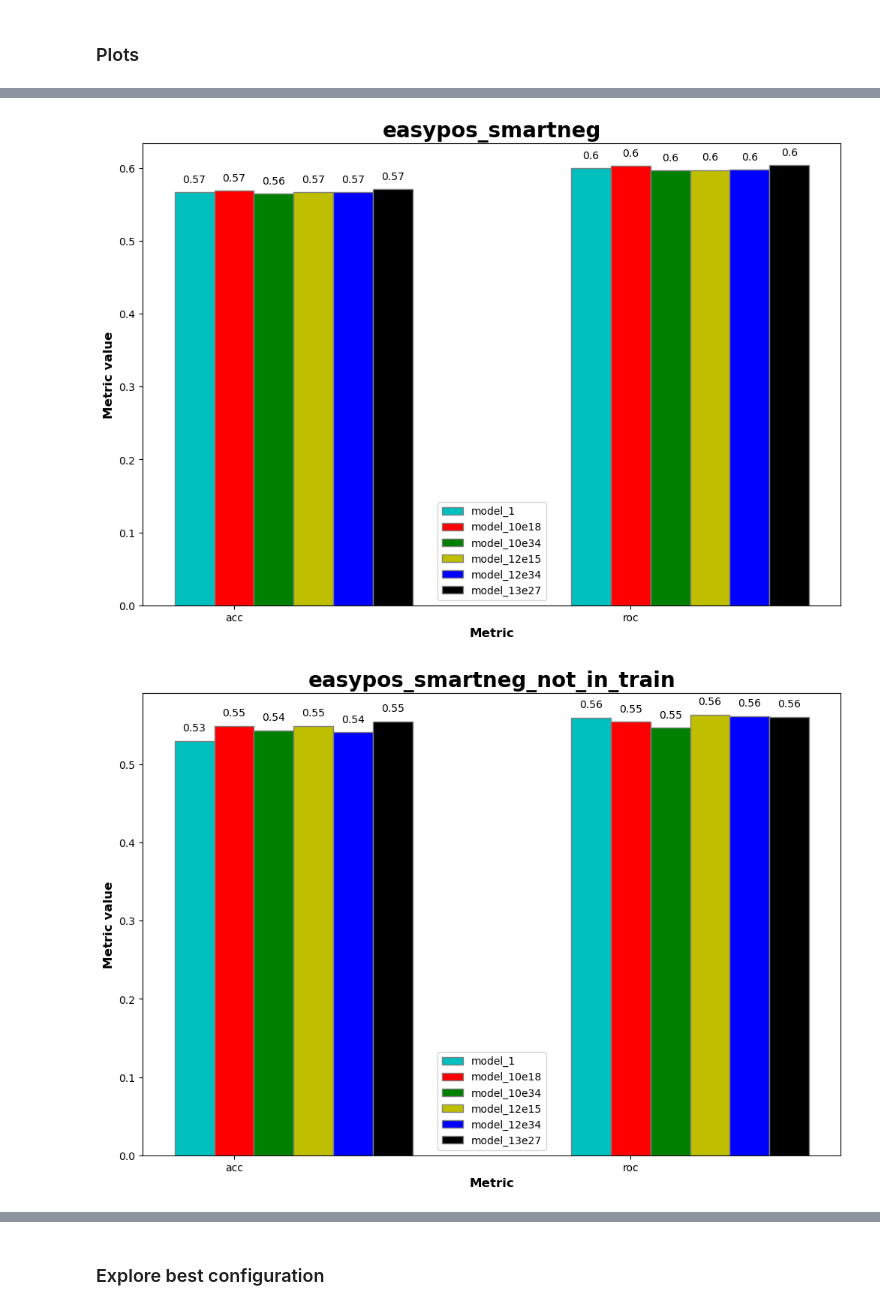
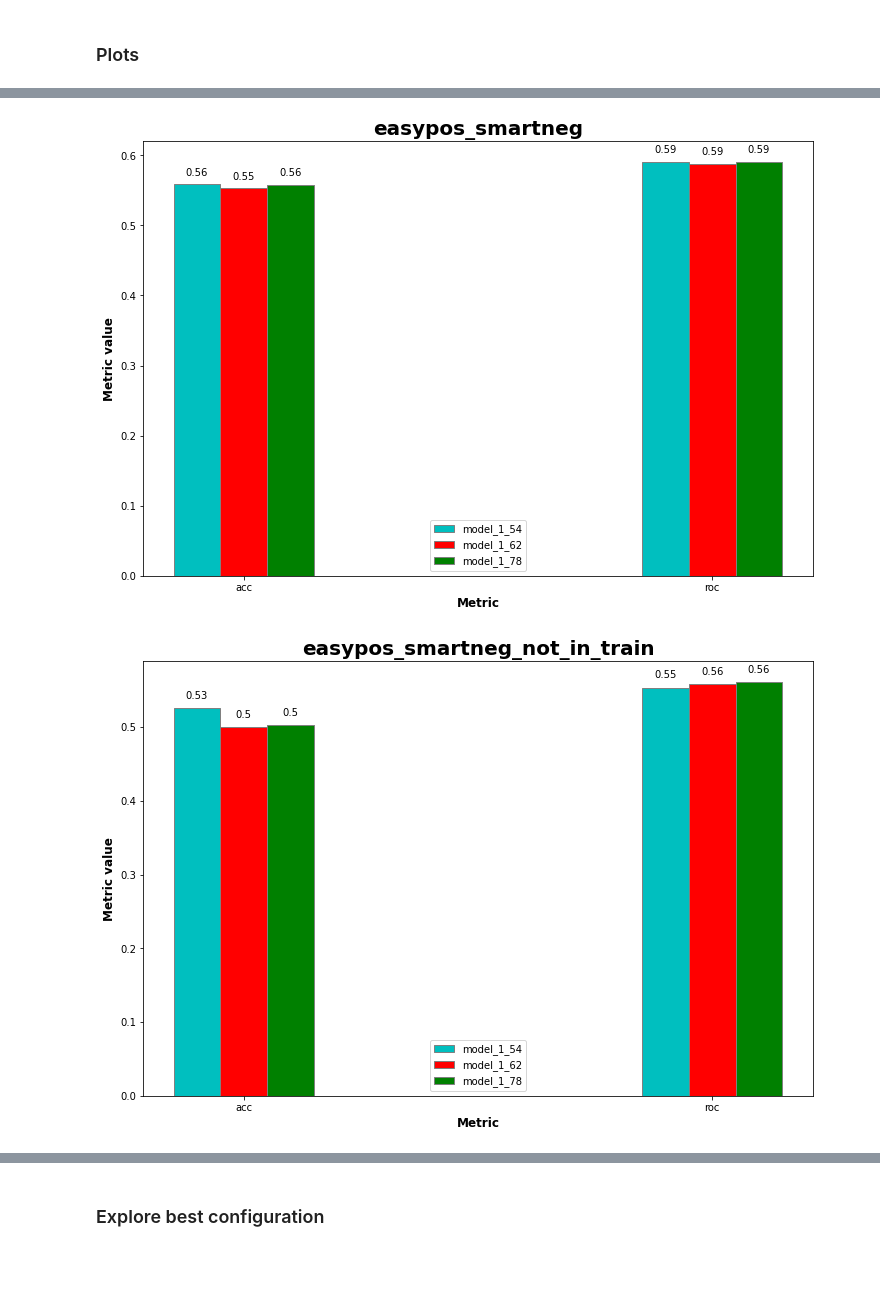
Before and after one commit to giorgiobini/RIME, a Jupyter notebook: src/decide_best_model.ipynb, the cells around one changed output, grey strips where cells are left out. Drawn from its saved outputs; the diff is of its cells as text; code cells hidden in the pictures; blank space fills up the shorter version.

```diff
--- a/src/decide_best_model.ipynb
+++ b/src/decide_best_model.ipynb
@@ -73,6 +95,8 @@ df_train['g2'] = regex[1]
 df_train_genes = set(df_train['g1']).union(set(df_train['g2']))
 # %%
 test500 = pd.read_csv(os.path.join(metadata_dir, 'val500.csv'))
+test500['seed_w'] = test500['seed_x2'] - test500['seed_x1']
+test500['seed_h'] = test500['seed_y2'] - test500['seed_y1']
 # %%
 assert test500.couples.isin(gene_pairs_test).all()
 # %% [markdown]
@@ -380,3 +508,30 @@ for model in tqdm(models_to_compare.keys()):
+# %%
+treshold = 25
+key_name = f'easypos_smartneg_not_in_train_HQ{treshold}'
+set_collected.append(key_name)
+results[key_name] = {}
+for model in tqdm(models_to_compare.keys()):
+    res = models_to_compare[model]['df']
+    res = res[res.policy.isin(['easypos', 'smartneg'])]
+    tot = res.shape[0]
+    res = res.merge(test500[['couples', 'seed_w', 'seed_h']].rename({'couples':'id_sample'}, axis = 1), on = 'id_sample')
+    res = res[(res.seed_w > treshold) & (res.seed_h > treshold)]
+    res = res[~(res.gene1_original.isin(df_train_genes) | res.gene2_original.isin(df_train_genes))]
+    perc = np.round(res.shape[0]/tot * 100, 2)
+    res_list = []
+    for i in range(N_iters):
+        res_balanced = balance_df(res)
+        res_list.append(res_balanced)
+    res_balanced = pd.concat(res_list, axis = 0).reset_index(drop = True)
+    acc, prec, recall, f2, specificity, npv = various_metrics(res_balanced)
+    fpr, tpr, _ = roc_curve(res_balanced.ground_truth, res_balanced.probability)
+    roc = auc(fpr, tpr)
+    fpr, tpr, _ = roc_curve(abs(1 - res_balanced.ground_truth), res_balanced.E_norm)
+    roc_intarna =  auc(fpr, tpr)
+    dict_result = {'acc':acc, 'prec':prec, 'recall':recall,
+                   'f2':f2, 'specificity':specificity, 'npv':npv,
+                   'roc': roc, 'roc_intarna':roc_intarna, 'perc_data':perc}
+    results[key_name][model] = dict_result
 # %%
 metric_to_print = 'acc'
 for current_set in set_collected:
@@ -505,9 +660,12 @@ def plot_bars(values, metric_labels, models_label, title):
     plt.legend()
     plt.show()
 # %%
-best_models = ['model_1', 'model_10e18','model_10e34', 'model_12e15', 'model_12e34', 'model_13e27']# 'model_11', 'model_12e15'] 'intarna',
+if MODEL == 'BERT':
+    best_models = ['model_1_54', 'model_1_62', 'model_1_78']
+elif MODEL == 'NT':
+    best_models = ['model_1', 'model_10e18', 'model_12e15', 'model_12e34', 'model_13e23', 'model_13e27']# 'model_11', 'model_12e15'] 'intarna',
 # %%
-set_to_print = ['easypos_easyneg_hardneg_not_in_train', 'easypos_smartneg', 'easypos_smartneg_not_in_train']#, 'easypos_smartneg_not_in_train_55_conf', 'easypos_smartneg_not_in_train_65_conf']
+set_to_print = ['easypos_easyneg_hardneg_not_in_train', 'easypos_smartneg', 'easypos_smartneg_not_in_train', 'easypos_smartneg_HQ_25', 'easypos_smartneg_not_in_train_HQ25']#, 'easypos_smartneg_not_in_train_55_conf', 'easypos_smartneg_not_in_train_65_conf']
 
 for current_set in set_to_print:
     if current_set in ['easypos_smartneg_not_in_train_65_conf', 'easypos_smartneg_not_in_train_55_conf']:
@@ -532,2 +690,2 @@ for current_set in set_to_print:
-[figure, old version]
+[figure, new version]
-[figure, old version]
+[figure, new version]
```
Also changed, not shown: parts of 11 cells of this notebook, 10 other files.
